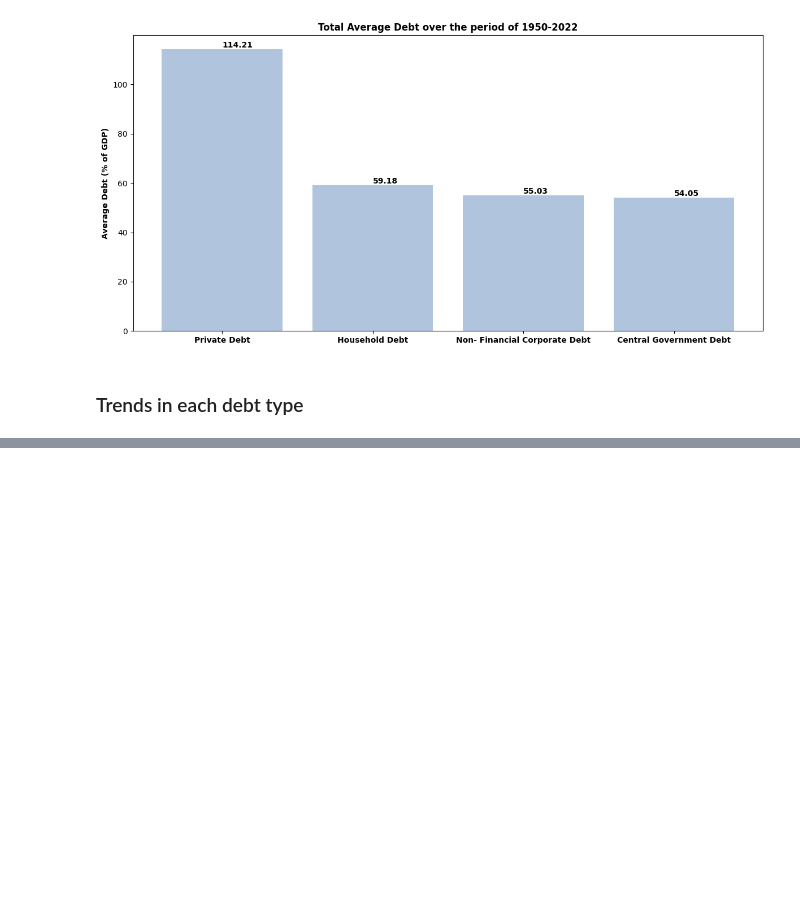
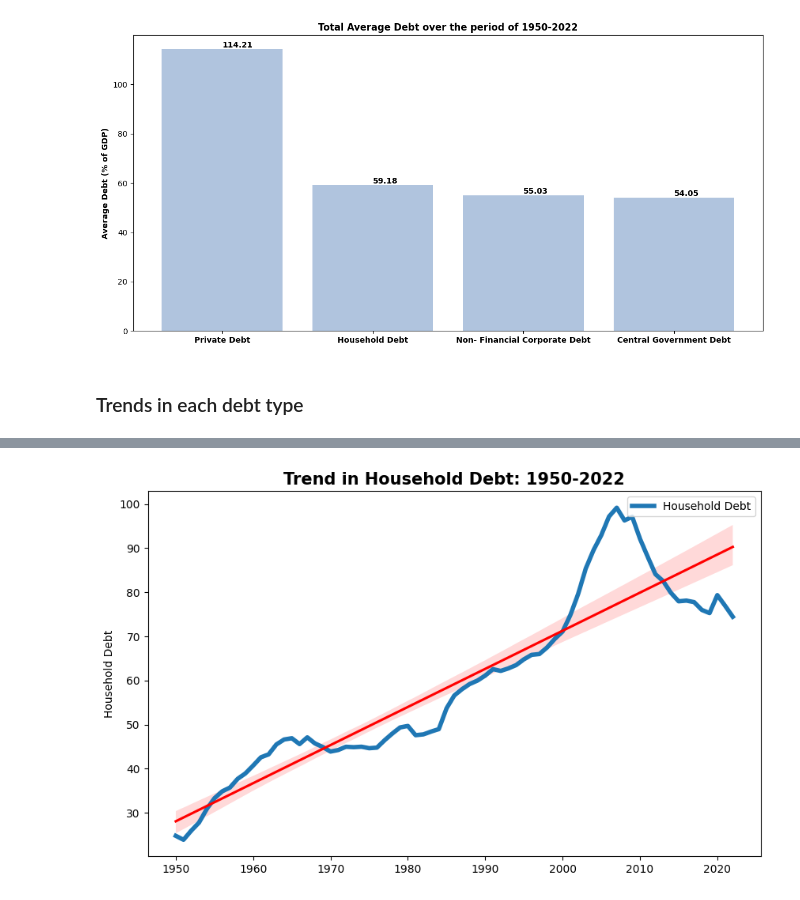
Before and after one commit to WamzMwangi/Global_Debt_Analysis, a Jupyter notebook: US_Debt_Analysis.ipynb, the cells around one changed output, grey strips where cells are left out. Saved outputs shown, nothing was run; the diff lists cells and outputs as text; code cells hidden in the pictures; blank space fills up the shorter version.

```diff
--- a/US_Debt_Analysis.ipynb
+++ b/US_Debt_Analysis.ipynb
@@ -366,0 +362,17 @@ plt.show()
+# %%
+# Convert index to numeric values
+data.index = pd.to_numeric(data.index)
+data['Household Debt'] = pd.to_numeric(data['Household Debt'], errors='coerce')
+
+plt.figure(figsize=(10,6))
+
+# Plotting the line plot
+sns.lineplot(data=data, y='Household Debt', x=data.index, linewidth=4, label='Household Debt')
+plt.title('Trend in Household Debt: 1950-2022',weight='bold',size=15)
+plt.ylabel('Debt to GDP ratio (% of GDP)')
+plt.xlabel('YEAR')
+# Adding a trendline
+sns.regplot(data=data, y='Household Debt', x=data.index, scatter=False, color='red',order=1)
+plt.show()
+# %% [output]
+[figure, added]
```
Also changed, not shown: parts of 4 cells of this notebook, 1 other file.
